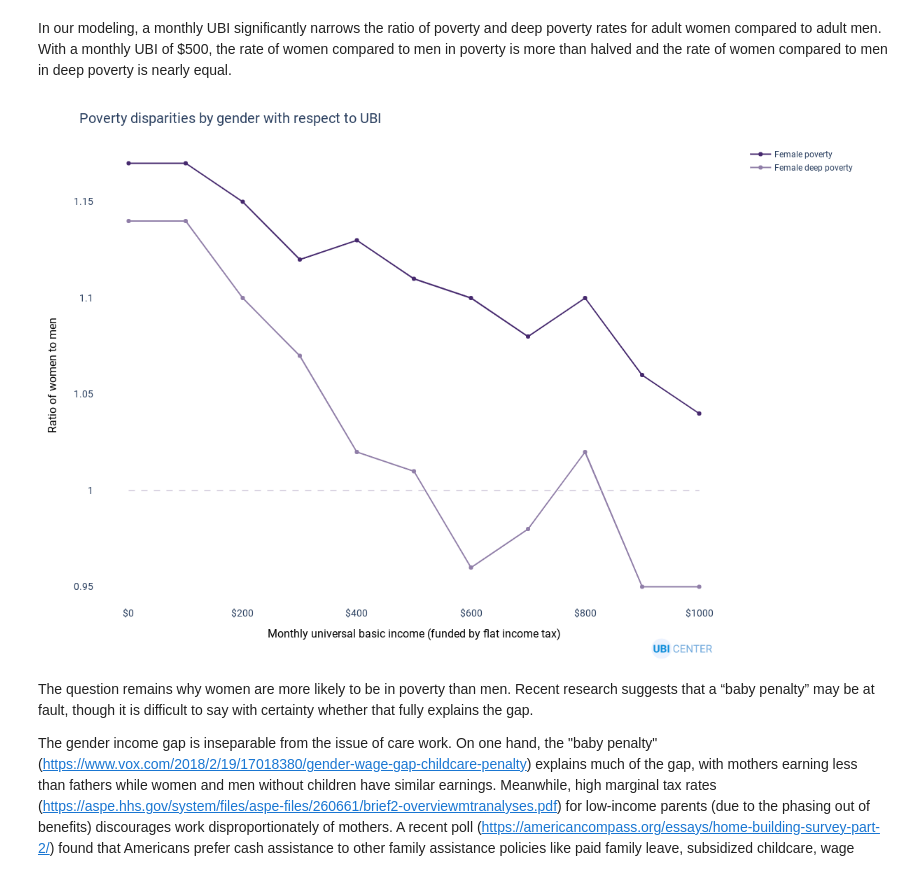
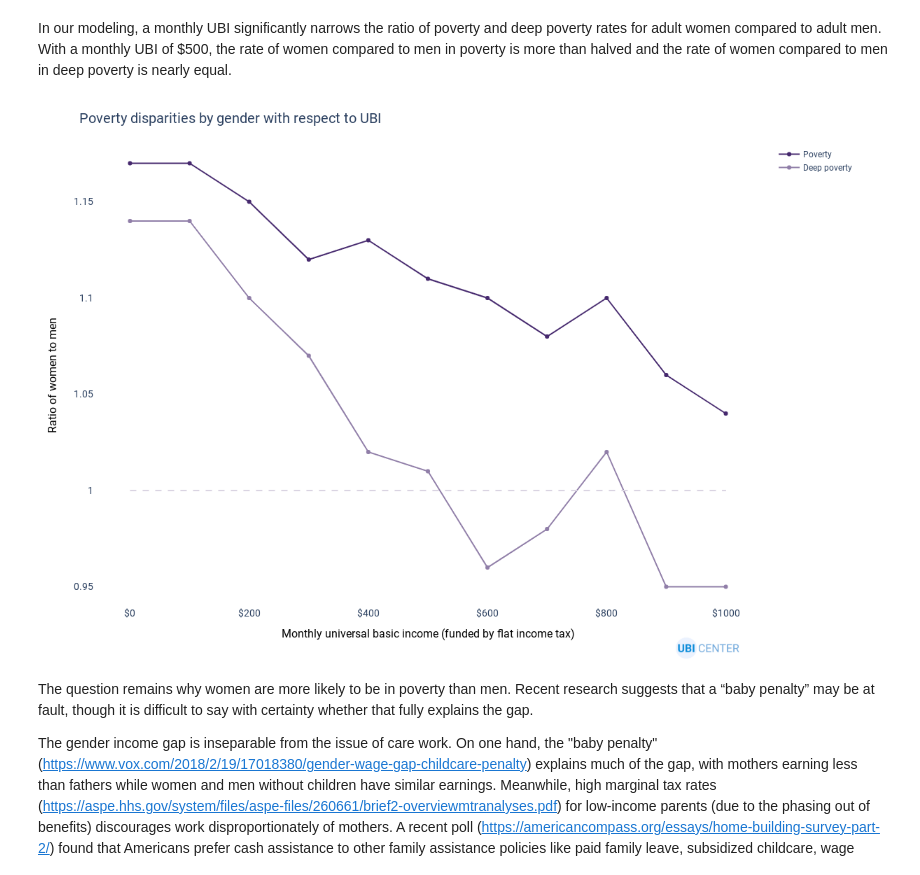
Before and after one commit to UBICenter/blog, a Jupyter notebook: jb/20210308/womens-day-2021.ipynb, the cells around one changed output. Saved outputs shown, nothing was run; the diff lists cells and outputs as text; code cells hidden in the pictures.

Commit message:
Remove female from last chart legend

```diff
--- a/jb/20210308/womens-day-2021.ipynb
+++ b/jb/20210308/womens-day-2021.ipynb
@@ -57,6 +57,8 @@ COLOR_MAP = {
     "Female deep poverty": LIGHT_PURPLE,
     "Male poverty": DARK_GREY,
     "Male deep poverty": LIGHT_GREY,
+    "Poverty": DARK_PURPLE,
+    "Deep poverty": LIGHT_PURPLE,
 }
 
 df["age_group"] = pd.cut(df.a_age, np.arange(0, 88, 3), labels=np.arange(0, 85, 3))
@@ -172,13 +175,13 @@ gender_ratio = gender_ubi.pivot_table(
 ).reset_index()
 gender_ratio.rename({True: "female", False: "male"}, axis=1, inplace=True)
 gender_ratio["ratio"] = gender_ratio.female / gender_ratio.male
-gender_ratio["poverty_type"] = "Female poverty"
+gender_ratio["poverty_type"] = "Poverty"
 deep_gender_ratio = gender_ubi.pivot_table(
     values="deep_pov", index=["monthly_ubi"], columns="female"
 ).reset_index()
 deep_gender_ratio.rename({True: "female", False: "male"}, axis=1, inplace=True)
 deep_gender_ratio["ratio"] = deep_gender_ratio.female / deep_gender_ratio.male
-deep_gender_ratio["poverty_type"] = "Female deep poverty"
+deep_gender_ratio["poverty_type"] = "Deep poverty"
 
 gender_ratios = pd.concat([gender_ratio, deep_gender_ratio])
 gender_ratios.ratio = gender_ratios.ratio.round(2)
@@ -187,34 +190,34 @@ fig = px.line(
     gender_ratios,
     x="monthly_ubi",
     y="ratio",
     color="poverty_type",
     color_discrete_map=COLOR_MAP,
 )
 
 fig.update_yaxes(range=[0.94, 1.18])
 fig.add_shape(
     type="line",
     x0=0,
     y0=1,
     x1=1000,
     y1=1,
     line=dict(color=LIGHT_GREY, dash="dash"),
     xref="x",
     yref="y",
 )
 
 fig.update_layout(
     title="Poverty disparities by gender with respect to UBI",
     xaxis_title="Monthly universal basic income (funded by flat income tax)",
     xaxis_tickprefix="$",
     yaxis_title="Ratio of women to men",
     legend_title="",
 )
 
 fig.update_traces(mode="markers+lines", hovertemplate=None)
 ubicenter.format_fig(fig)
 # %% [output]
-[figure, old version]
+[figure, new version]
 # %% [markdown]
 The question remains why women are more likely to be in poverty than men. Recent research suggests that a “baby penalty” may be at fault, though it is difficult to say with certainty whether that fully explains the gap.
 
```
Also changed, not shown: parts of 2 cells of this notebook.
